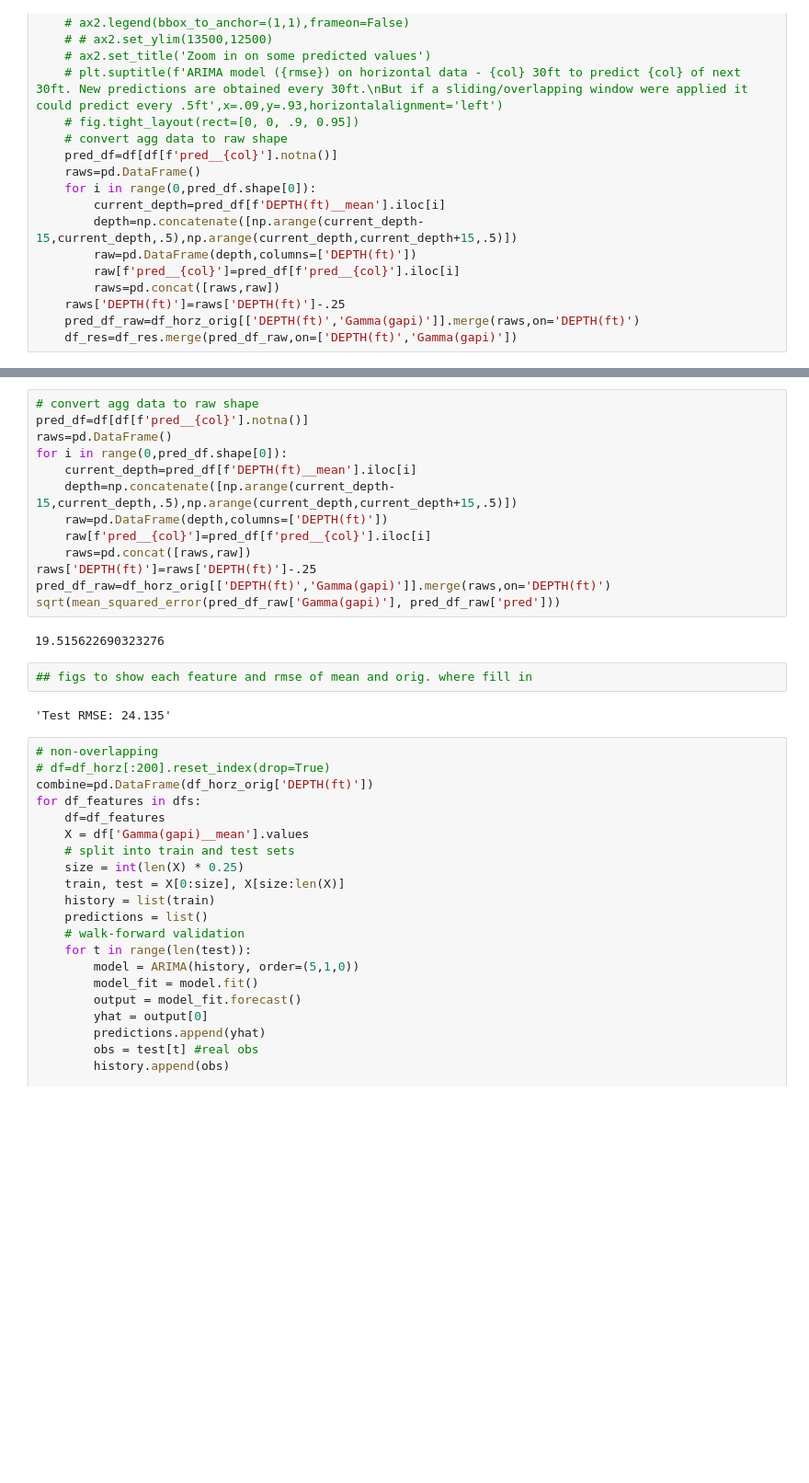
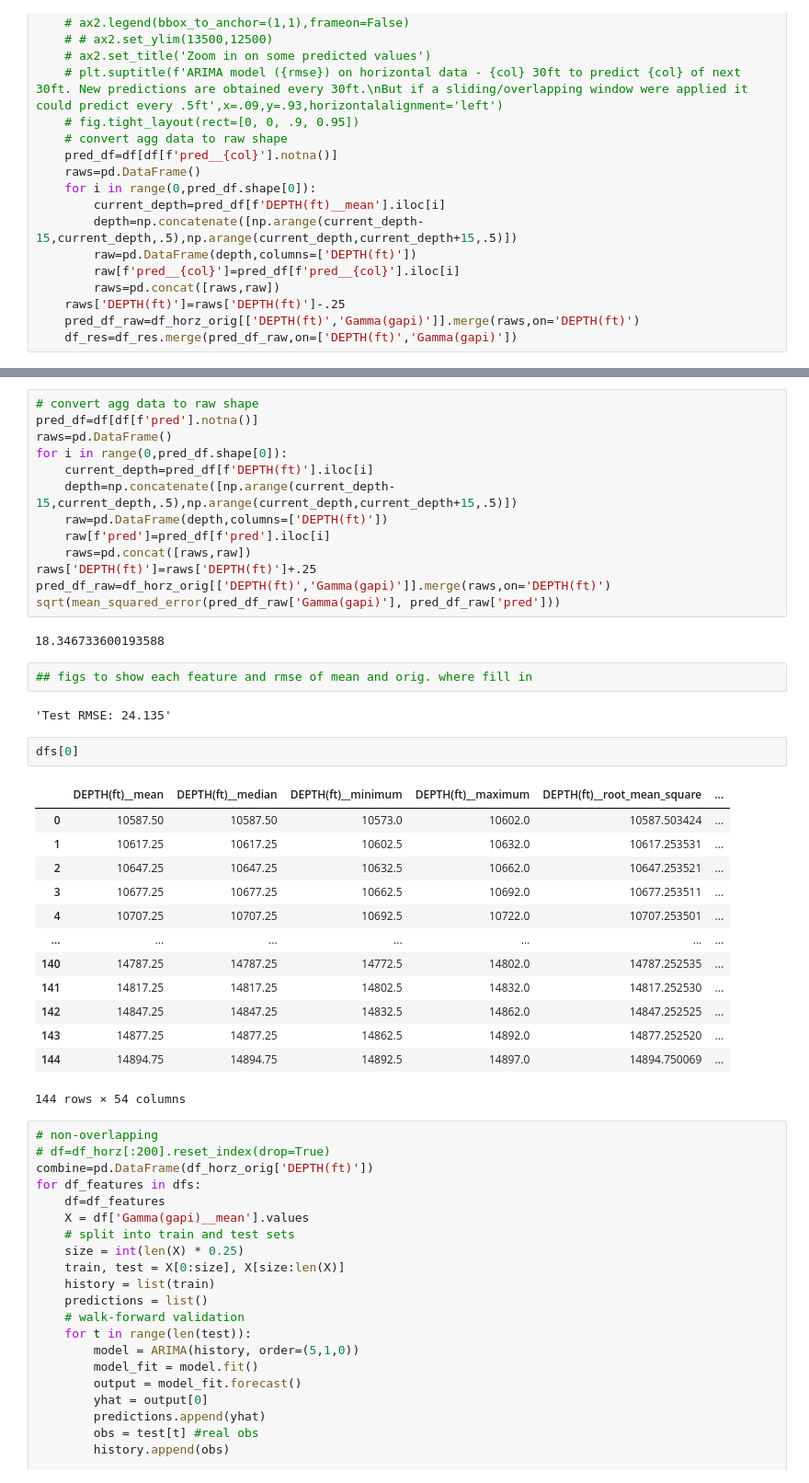
Before and after one commit to savannah-mds/quantico-energy, a Jupyter notebook: EDA/modeling_tests.ipynb, the cells around one changed output, grey strips where cells are left out. Shown: that part at 92% size. Saved outputs shown, nothing was run; the diff lists cells and outputs as text; blank space fills up the shorter version.

```diff
--- a/EDA/modeling_tests.ipynb
+++ b/EDA/modeling_tests.ipynb
@@ -165,22 +240,38 @@ for col in list(df_features.columns[df_features.columns.str.contains('Gamma')].s
 # %%
 # convert agg data to raw shape
-pred_df=df[df[f'pred__{col}'].notna()]
+pred_df=df[df[f'pred'].notna()]
 raws=pd.DataFrame()
 for i in range(0,pred_df.shape[0]):
-    current_depth=pred_df[f'DEPTH(ft)__mean'].iloc[i]
+    current_depth=pred_df[f'DEPTH(ft)'].iloc[i]
     depth=np.concatenate([np.arange(current_depth-15,current_depth,.5),np.arange(current_depth,current_depth+15,.5)])
     raw=pd.DataFrame(depth,columns=['DEPTH(ft)'])
-    raw[f'pred__{col}']=pred_df[f'pred__{col}'].iloc[i]
+    raw[f'pred']=pred_df[f'pred'].iloc[i]
     raws=pd.concat([raws,raw])
-raws['DEPTH(ft)']=raws['DEPTH(ft)']-.25
+raws['DEPTH(ft)']=raws['DEPTH(ft)']+.25
 pred_df_raw=df_horz_orig[['DEPTH(ft)','Gamma(gapi)']].merge(raws,on='DEPTH(ft)')
 sqrt(mean_squared_error(pred_df_raw['Gamma(gapi)'], pred_df_raw['pred']))
 # %% [output]
-19.515622690323276
+18.346733600193588
 # %%
 ## figs to show each feature and rmse of mean and orig. where fill in
 # %% [output]
 'Test RMSE: 24.135'
+# %%
+dfs[0]
+# %% [output]
+|  | DEPTH(ft)__mean | DEPTH(ft)__median | DEPTH(ft)__minimum | DEPTH(ft)__maximum | DEPTH(ft)__root_mean_square | ... |
+| 0 | 10587.50 | 10587.50 | 10573.0 | 10602.0 | 10587.503424 | ... |
+| 1 | 10617.25 | 10617.25 | 10602.5 | 10632.0 | 10617.253531 | ... |
+| 2 | 10647.25 | 10647.25 | 10632.5 | 10662.0 | 10647.253521 | ... |
+| 3 | 10677.25 | 10677.25 | 10662.5 | 10692.0 | 10677.253511 | ... |
+| 4 | 10707.25 | 10707.25 | 10692.5 | 10722.0 | 10707.253501 | ... |
+| ... | ... | ... | ... | ... | ... | ... |
+| 140 | 14787.25 | 14787.25 | 14772.5 | 14802.0 | 14787.252535 | ... |
+| 141 | 14817.25 | 14817.25 | 14802.5 | 14832.0 | 14817.252530 | ... |
+| 142 | 14847.25 | 14847.25 | 14832.5 | 14862.0 | 14847.252525 | ... |
+| 143 | 14877.25 | 14877.25 | 14862.5 | 14892.0 | 14877.252520 | ... |
+| 144 | 14894.75 | 14894.75 | 14892.5 | 14897.0 | 14894.750069 | ... |
+144 rows × 54 columns
 # %%
 # non-overlapping
 # df=df_horz[:200].reset_index(drop=True)
```
Also changed, not shown: parts of 14 cells of this notebook, 10 other files.
